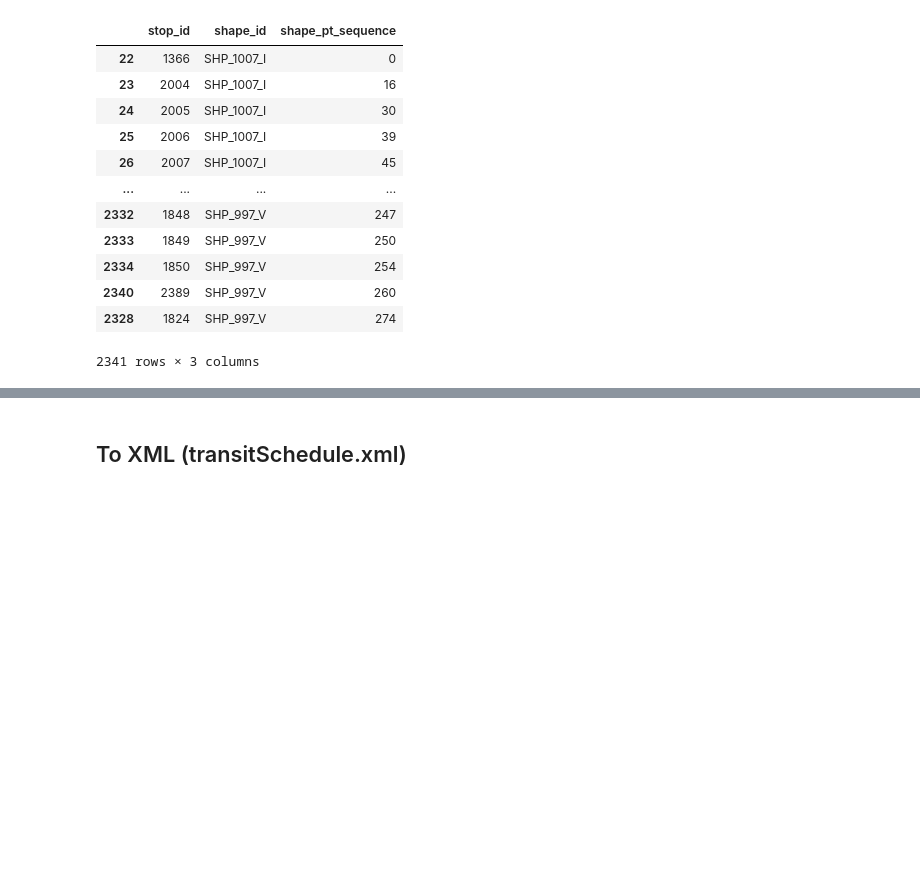
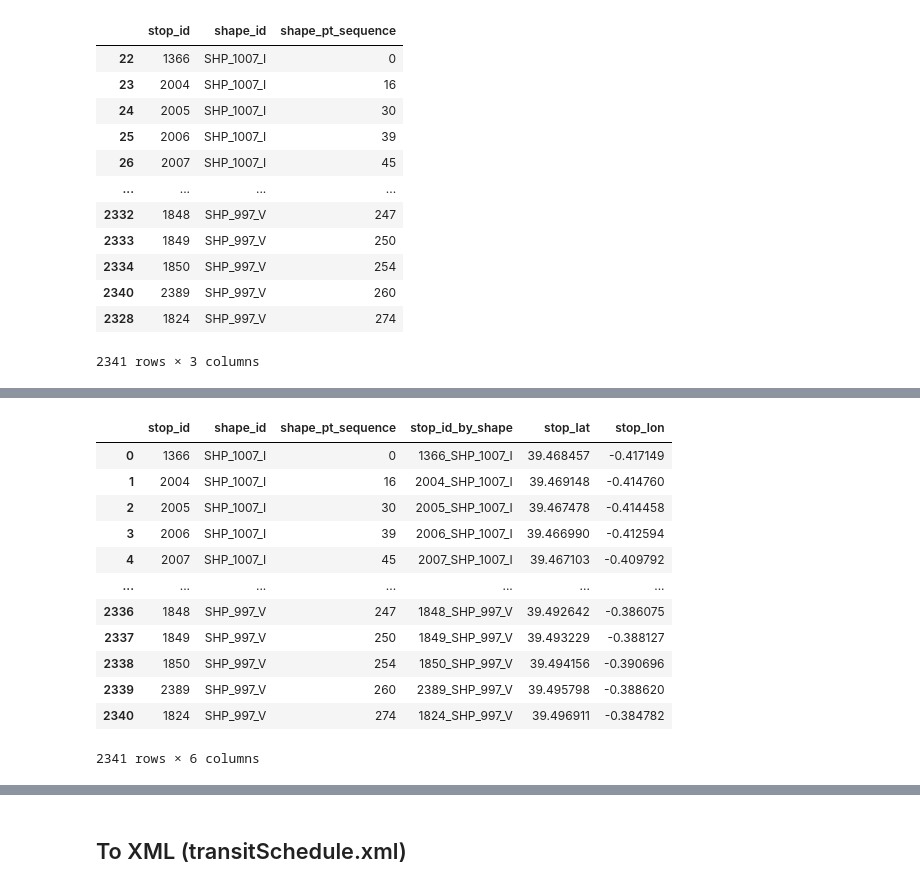
Before and after one commit to andrey-khaletsky/TFM, a Jupyter notebook: emt.ipynb, the cells around one changed output, grey strips where cells are left out. Saved outputs shown, nothing was run; the diff lists cells and outputs as text; code cells hidden in the pictures; blank space fills up the shorter version.

Commit message:
fixed vehicle ids, stop ids

```diff
--- a/emt.ipynb
+++ b/emt.ipynb
@@ -833,0 +647,3 @@ np.int64(4)
+# %%
+shape_segments_to_stops['stop_id_by_shape'] = shape_segments_to_stops['stop_id'].astype('str') + '_' + shape_segments_to_stops['shape_id'].astype('str')
+shape_segments_to_stops
@@ -833,0 +664,17 @@ np.int64(4)
+# %%
+shape_segments_to_stops = pd.merge(shape_segments_to_stops, stops.loc[:, ['stop_id', 'stop_lat', 'stop_lon']], on='stop_id', how='left')
+shape_segments_to_stops
+# %% [output]
+|  | stop_id | shape_id | shape_pt_sequence | stop_id_by_shape | stop_lat | stop_lon |
+| 0 | 1366 | SHP_1007_I | 0 | 1366_SHP_1007_I | 39.468457 | -0.417149 |
+| 1 | 2004 | SHP_1007_I | 16 | 2004_SHP_1007_I | 39.469148 | -0.414760 |
+| 2 | 2005 | SHP_1007_I | 30 | 2005_SHP_1007_I | 39.467478 | -0.414458 |
+| 3 | 2006 | SHP_1007_I | 39 | 2006_SHP_1007_I | 39.466990 | -0.412594 |
+| 4 | 2007 | SHP_1007_I | 45 | 2007_SHP_1007_I | 39.467103 | -0.409792 |
+| ... | ... | ... | ... | ... | ... | ... |
+| 2336 | 1848 | SHP_997_V | 247 | 1848_SHP_997_V | 39.492642 | -0.386075 |
+| 2337 | 1849 | SHP_997_V | 250 | 1849_SHP_997_V | 39.493229 | -0.388127 |
+| 2338 | 1850 | SHP_997_V | 254 | 1850_SHP_997_V | 39.494156 | -0.390696 |
+| 2339 | 2389 | SHP_997_V | 260 | 2389_SHP_997_V | 39.495798 | -0.388620 |
+| 2340 | 1824 | SHP_997_V | 274 | 1824_SHP_997_V | 39.496911 | -0.384782 |
+2341 rows × 6 columns
```
Also changed, not shown: parts of 46 cells of this notebook, 4 other files.
